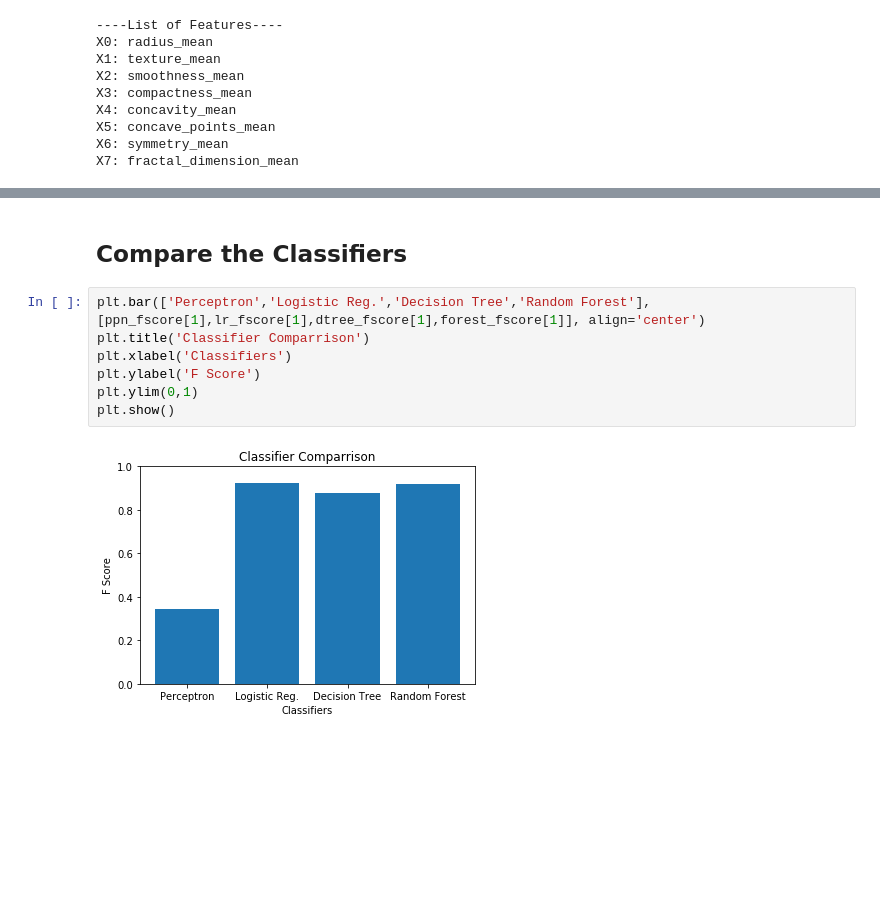
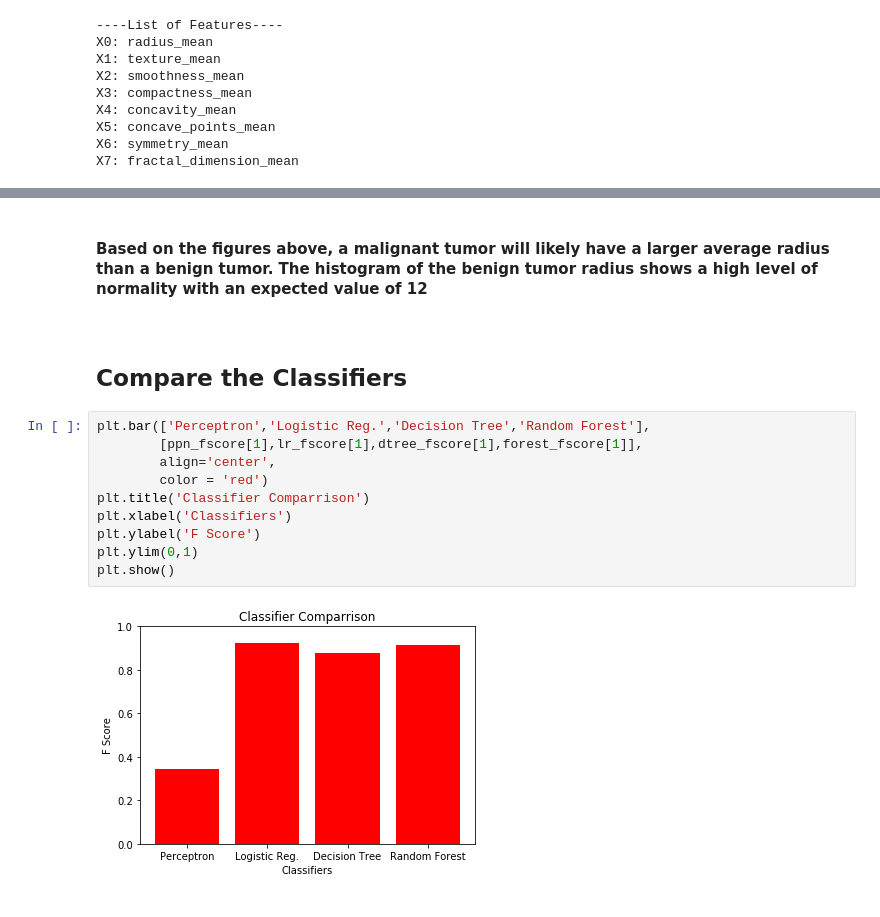
Before and after one commit to rrasheed/Breast-Cancer-Diagnosis, a Jupyter notebook: Breast_Cancer_Classification.ipynb, the cells around one changed output, grey strips where cells are left out. Saved outputs shown, nothing was run; the diff lists cells and outputs as text; blank space fills up the shorter version.

```diff
--- a/Breast_Cancer_Classification.ipynb
+++ b/Breast_Cancer_Classification.ipynb
@@ -506,11 +603,23 @@ X7: fractal_dimension_mean
+# %% [markdown]
+#### Based on the figures above, a malignant tumor will likely have a larger average radius than a benign tumor. The histogram of the benign tumor radius shows a high level of normality with an expected value of 12
+# %% [markdown]
+<break>
+<break>
+<break>
 # %% [markdown]
 ## Compare the Classifiers
 # %%
-plt.bar(['Perceptron','Logistic Reg.','Decision Tree','Random Forest'],[ppn_fscore[1],lr_fscore[1],dtree_fscore[1],forest_fscore[1]], align='center')
+plt.bar(['Perceptron','Logistic Reg.','Decision Tree','Random Forest'],
+        [ppn_fscore[1],lr_fscore[1],dtree_fscore[1],forest_fscore[1]],
+        align='center',
+        color = 'red')
 plt.title('Classifier Comparrison')
 plt.xlabel('Classifiers')
 plt.ylabel('F Score')
 plt.ylim(0,1)
 plt.show()
 # %% [output]
-[figure, old version]
+[figure, new version]
+# %% [markdown]
+<break>
+<break>
```
Also changed, not shown: parts of 17 cells of this notebook.
